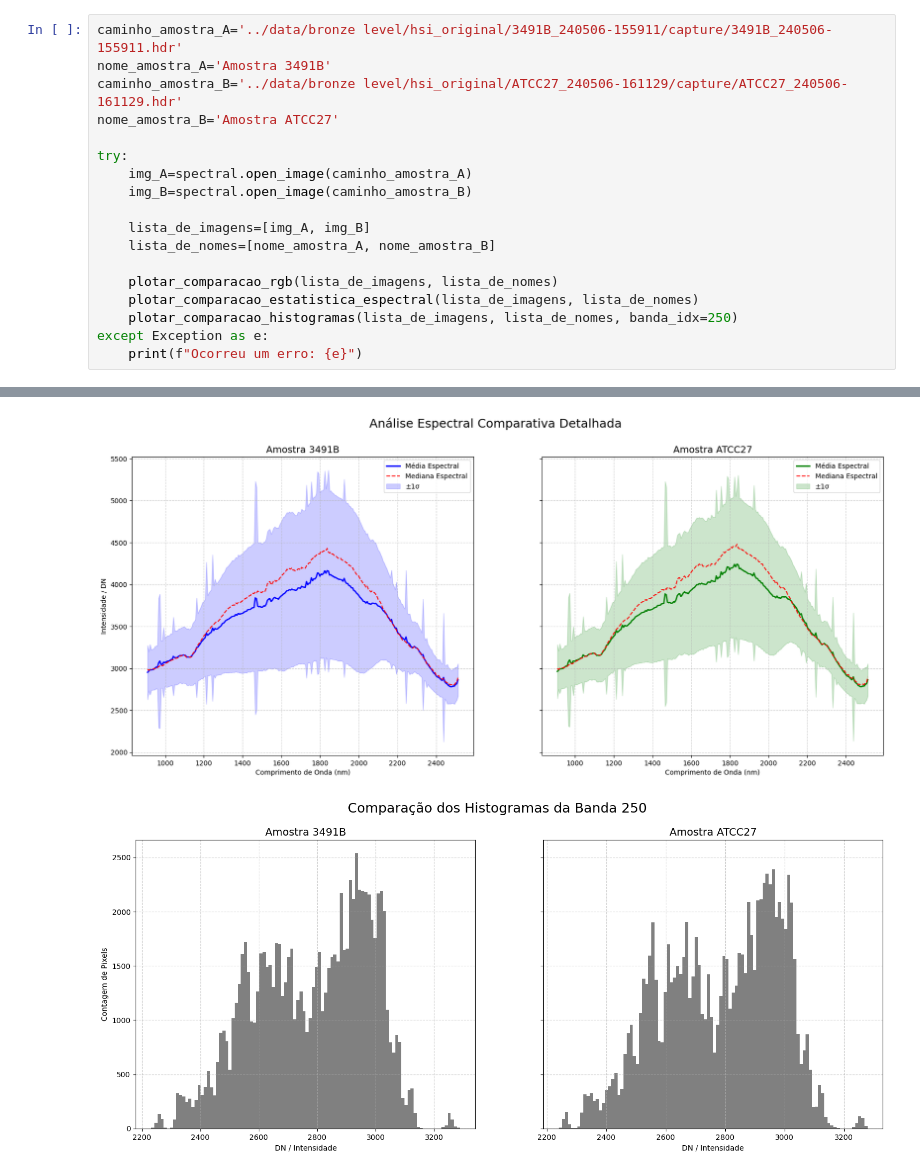
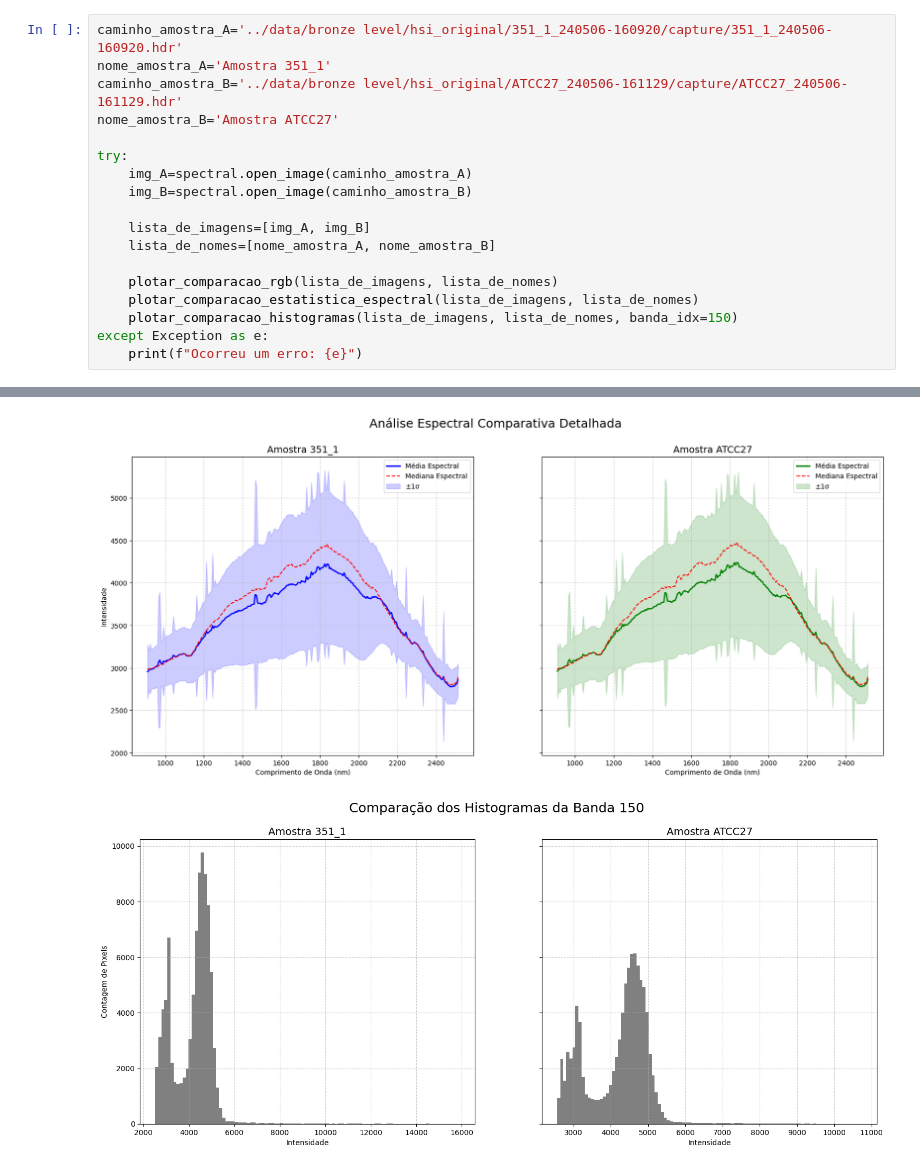
Before and after one commit to Athurgomes/HSI-Pipeline-Automation, a Jupyter notebook: notebooks/2.0-analise_comparativa.ipynb, the cells around one changed output, grey strips where cells are left out. Saved outputs shown, nothing was run; the diff lists cells and outputs as text.

```diff
--- a/notebooks/2.0-analise_comparativa.ipynb
+++ b/notebooks/2.0-analise_comparativa.ipynb
@@ -22,8 +22,8 @@ O caminho 'c:\Users\ao435\OneDrive\Documentos\IC PUCGO\CODE\ETL-Medalhao' foi ad
 OK Código
 OK Bibliotecas
 # %%
-caminho_amostra_A='../data/bronze level/hsi_original/3491B_240506-155911/capture/3491B_240506-155911.hdr'
-nome_amostra_A='Amostra 3491B'
+caminho_amostra_A='../data/bronze level/hsi_original/351_1_240506-160920/capture/351_1_240506-160920.hdr'
+nome_amostra_A='Amostra 351_1'
 caminho_amostra_B='../data/bronze level/hsi_original/ATCC27_240506-161129/capture/ATCC27_240506-161129.hdr'
 nome_amostra_B='Amostra ATCC27'
 
@@ -36,7 +36,7 @@ try:
 
     plotar_comparacao_rgb(lista_de_imagens, lista_de_nomes)
     plotar_comparacao_estatistica_espectral(lista_de_imagens, lista_de_nomes)
-    plotar_comparacao_histogramas(lista_de_imagens, lista_de_nomes, banda_idx=250)
+    plotar_comparacao_histogramas(lista_de_imagens, lista_de_nomes, banda_idx=150)
 except Exception as e:
     print(f"Ocorreu um erro: {e}")
 # %% [output]
@@ -44,2 +44,2 @@ except Exception as e:
-[figure, old version]
+[figure, new version]
-[figure, old version]
+[figure, new version]
```
Also changed, not shown: parts of 2 cells of this notebook, 7 other files.
